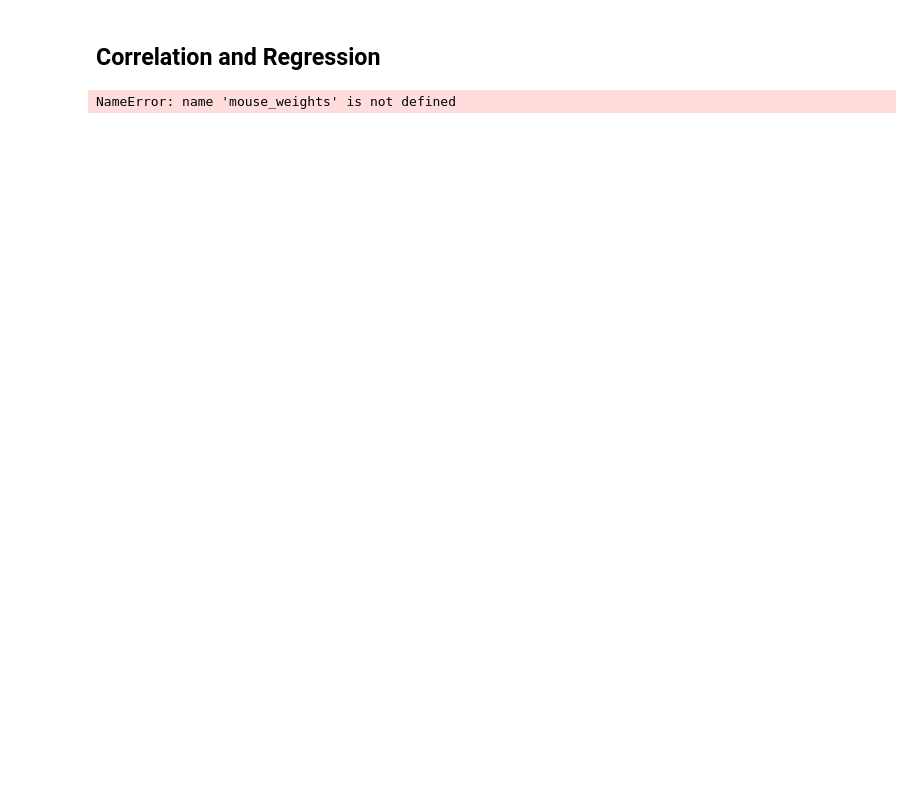
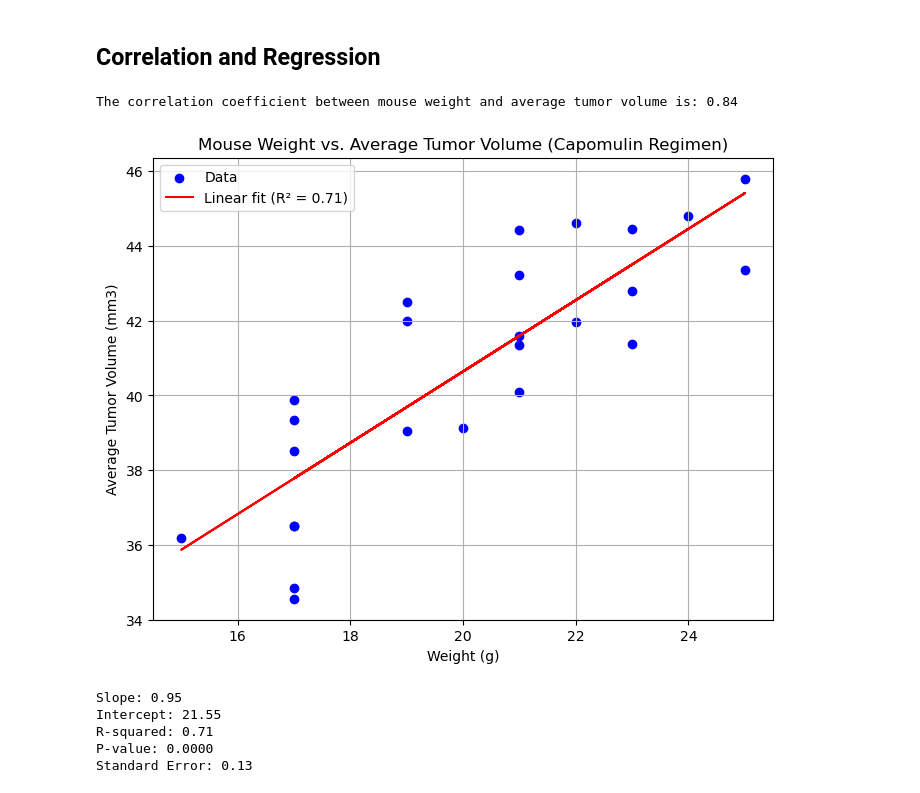
Before and after one commit to Achempim/Module-5-challenge, a Jupyter notebook: Starter_Code/Pymaceuticals/pymaceuticals_starter.ipynb, the cells around one changed output. Cells and saved outputs as stored; diff of their text form; code cells hidden in the pictures; blank space fills up the shorter version.

```diff
--- a/Starter_Code/Pymaceuticals/pymaceuticals_starter.ipynb
+++ b/Starter_Code/Pymaceuticals/pymaceuticals_starter.ipynb
@@ -460,34 +445,48 @@ KeyError: 'Tumor_Volume'
 # %%
 # Calculate the correlation coefficient and a linear regression model
 # for mouse weight and average observed tumor volume for the entire Capomulin regimen
-# Generate a line plot of tumor volume vs. time point for a mouse ID (1509) treated with Capomulin
 
-# Calculate the correlation coefficient between mouse weight and average tumor volume
-correlation_coefficient = average_tumor_volume.corr(mouse_weights)
-print(f"Correlation coefficient: {correlation_coefficient:.2f}")
+# Combine the data into a single DataFrame
+#combined_data = pd.merge(mouse_metadata, study_results, on="Mouse ID")
+
+# Filter the data for the Capomulin regimen
+capomulin_data = combined_data[combined_data["Drug Regimen"] == "Capomulin"]
+
+# Calculate the average tumor volume for each mouse
+avg_tumor_volume = capomulin_data.groupby("Mouse ID")["Tumor Volume (mm3)"].mean()
+
+# Merge the average tumor volume with the mouse weight data
+capomulin_avg_data = pd.merge(avg_tumor_volume, mouse_metadata[['Mouse ID', 'Weight (g)']], on="Mouse ID")
+
+# Calculate the correlation coefficient
+correlation = np.corrcoef(capomulin_avg_data['Weight (g)'], capomulin_avg_data['Tumor Volume (mm3)'])[0, 1]
+print(f"The correlation coefficient between mouse weight and average tumor volume is: {correlation:.2f}")
 
 # Perform linear regression
-slope, intercept, r_value, p_value, std_err = linregress(mouse_weights, average_tumor_volume)
+slope, intercept, r_value, p_value, std_err = linregress(capomulin_avg_data['Weight (g)'], capomulin_avg_data['Tumor Volume (mm3)'])
 
-# Generate points for the regression line
-regression_line = slope * weights + intercept
-
-# Plot the scatter plot with the regression line
+# Plot the linear regression model
 plt.figure(figsize=(8, 6))
-plt.scatter(weights, tumor_volume, color='blue', label='Data')
-plt.plot(weight, regression_line, color='red', label=f'Linear regression (R² = {r_value**2:.2f})')
-
-# Add title and labels
-plt.title('Mouse Weight vs. Average Tumor Volume (Capomulin Regimen)')
-plt.xlabel('Weight (g)')
-plt.ylabel('Average Tumor Volume (mm3)')
+plt.scatter(capomulin_avg_data['Weight (g)'], capomulin_avg_data['Tumor Volume (mm3)'], color='blue', label='Data')
+plt.plot(capomulin_avg_data['Weight (g)'], slope * capomulin_avg_data['Weight (g)'] + intercept, color='red', label=f'Linear fit (R² = {r_value**2:.2f})')
+plt.title("Mouse Weight vs. Average Tumor Volume (Capomulin Regimen)")
+plt.xlabel("Weight (g)")
+plt.ylabel("Average Tumor Volume (mm3)")
+plt.grid(True)
 plt.legend()
-
-# Show the plot
 plt.show()
 
-# Output correlation coefficient and p-value
-print(f"Correlation coefficient: {correlation_coefficient:.2f}")
-print(f"p-value: {p_value:.2e}")
+# Print linear regression details
+print(f"Slope: {slope:.2f}")
+print(f"Intercept: {intercept:.2f}")
+print(f"R-squared: {r_value**2:.2f}")
+print(f"P-value: {p_value:.4f}")
+print(f"Standard Error: {std_err:.2f}")
 # %% [output]
-NameError: name 'mouse_weights' is not defined
+The correlation coefficient between mouse weight and average tumor volume is: 0.84
+[figure, added]
+Slope: 0.95
+Intercept: 21.55
+R-squared: 0.71
+P-value: 0.0000
+Standard Error: 0.13
```
Also changed, not shown: parts of 10 cells of this notebook.
